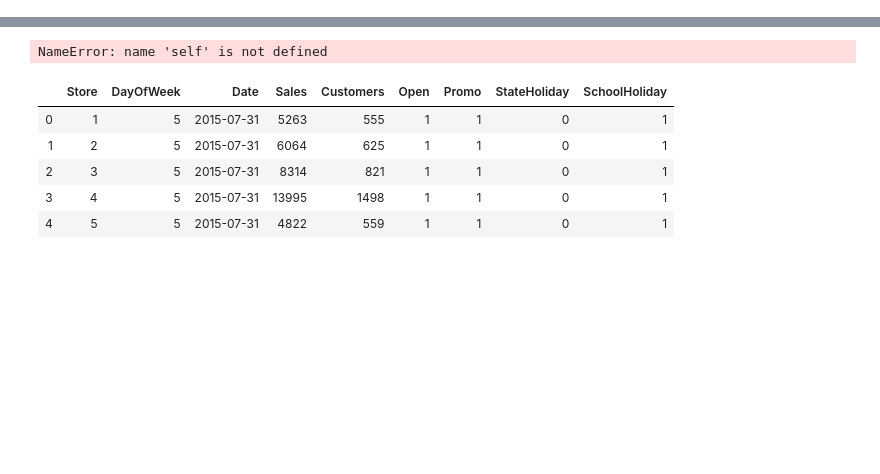
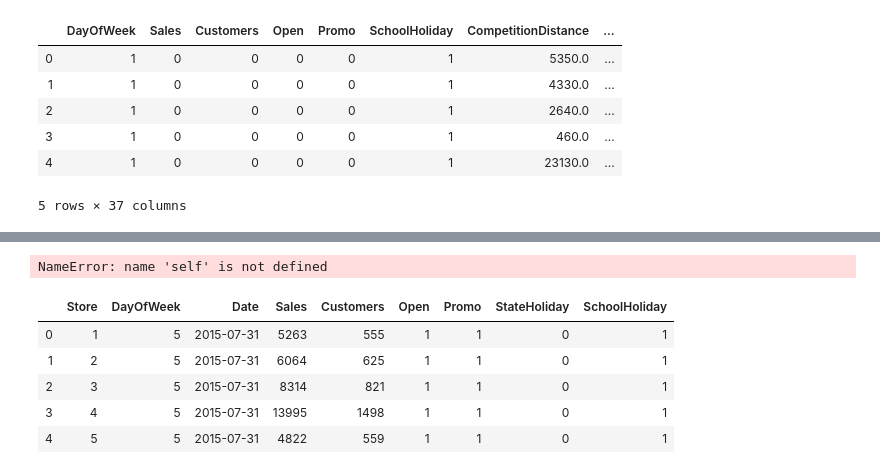
Before and after one commit to E-STAT/Rosseman_Stores_Sales_prediction, a Jupyter notebook: exploratory_data_analysis.ipynb, the cells around one changed output, grey strips where cells are left out. Saved outputs shown, nothing was run; the diff lists cells and outputs as text; code cells hidden in the pictures; blank space fills up the shorter version.

```diff
--- a/exploratory_data_analysis.ipynb
+++ b/exploratory_data_analysis.ipynb
@@ -32,3 +32,14 @@ from statsmodels.graphics.tsaplots import plot_acf, plot_pacf
 
 # prophet by Facebook
 # from fbprophet import Prophet
+# %%
+train = pd.read_csv('../Supermarket/Data/cleaned_train.csv')
+train.head()
+# %% [output]
+|  | DayOfWeek | Sales | Customers | Open | Promo | SchoolHoliday | CompetitionDistance | ... |
+| 0 | 1 | 0 | 0 | 0 | 0 | 1 | 5350.0 | ... |
+| 1 | 1 | 0 | 0 | 0 | 0 | 1 | 4330.0 | ... |
+| 2 | 1 | 0 | 0 | 0 | 0 | 1 | 2640.0 | ... |
+| 3 | 1 | 0 | 0 | 0 | 0 | 1 | 460.0 | ... |
+| 4 | 1 | 0 | 0 | 0 | 0 | 1 | 23130.0 | ... |
+5 rows × 37 columns
```
Also changed, not shown: parts of 6 cells of this notebook, 4 other files.
